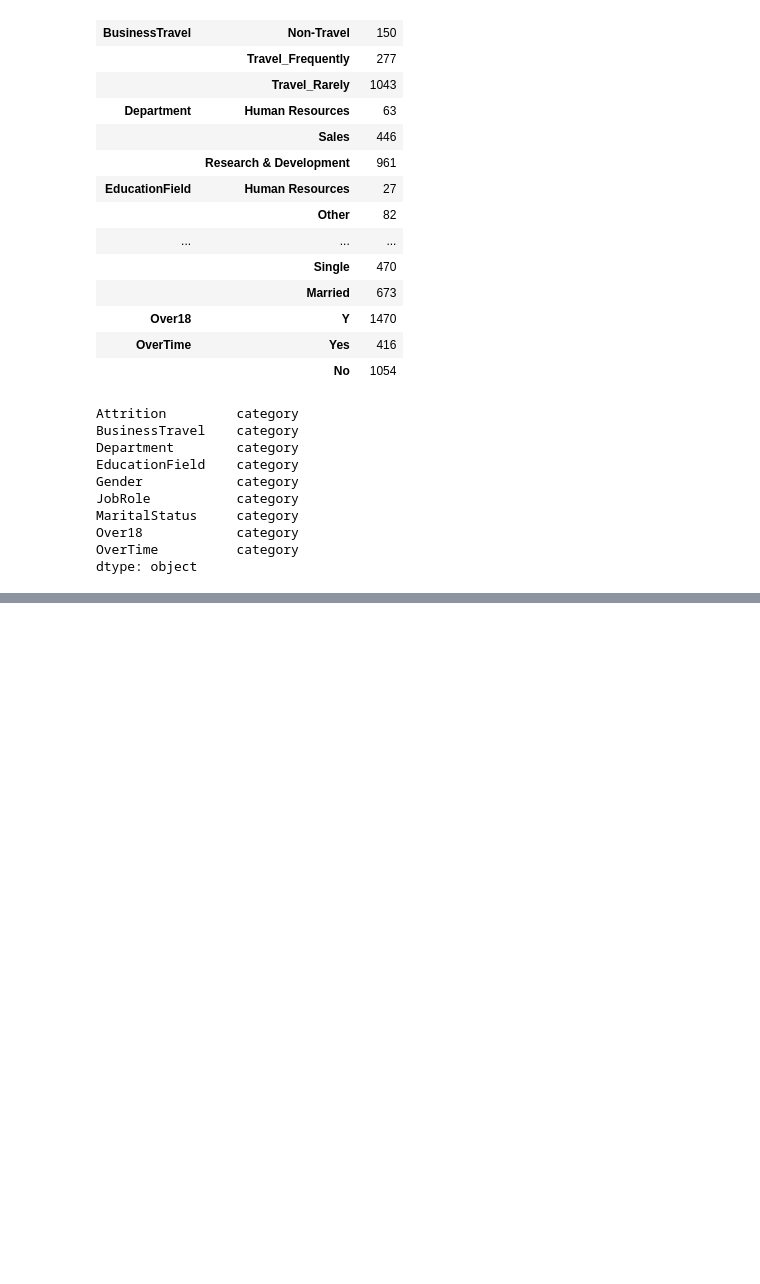
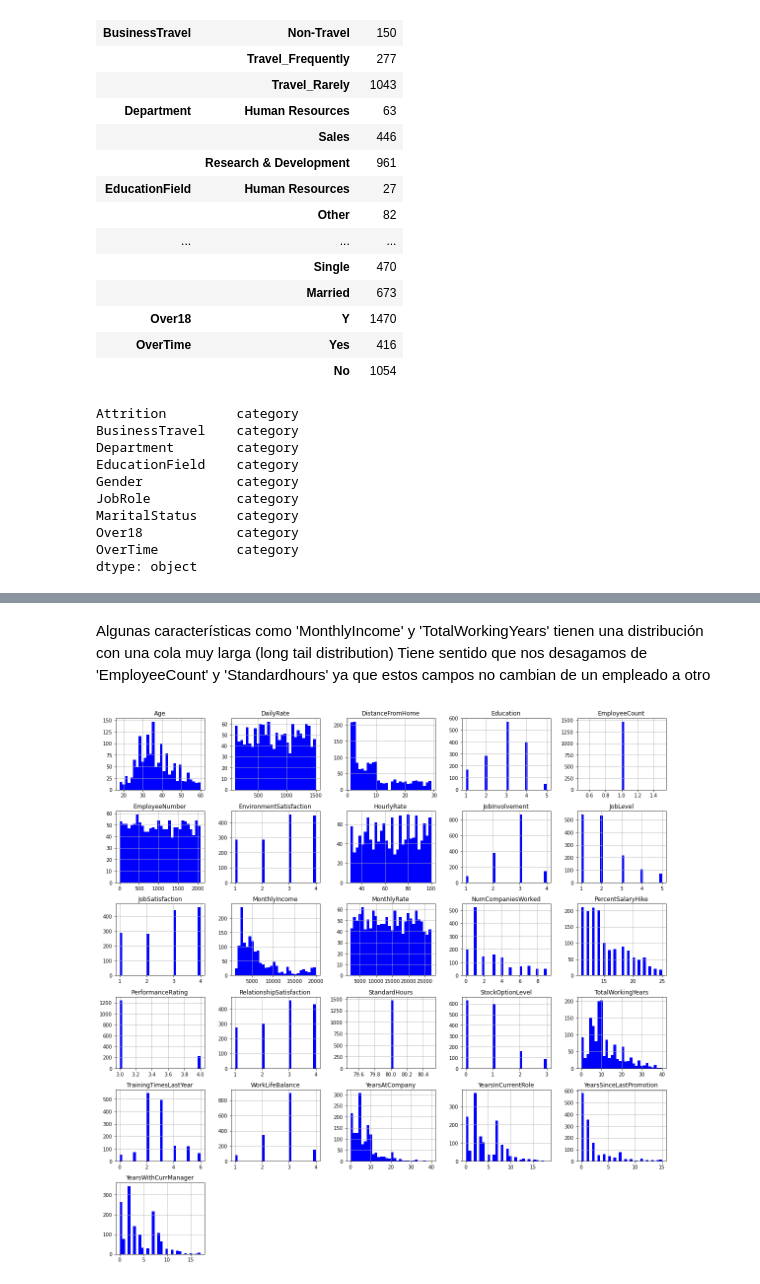
Before and after one commit to FaustinoAndres/HR_department, a Jupyter notebook: hr_department_notebook.ipynb, the cells around one changed output, grey strips where cells are left out. Saved outputs shown, nothing was run; the diff lists cells and outputs as text; code cells hidden in the pictures; blank space fills up the shorter version.

```diff
--- a/hr_department_notebook.ipynb
+++ b/hr_department_notebook.ipynb
@@ -111,0 +128,8 @@ dtype: object
+# %% [markdown]
+Algunas características como 'MonthlyIncome' y 'TotalWorkingYears' tienen una distribución con una cola muy larga (long tail distribution)
+Tiene sentido que nos desagamos de 'EmployeeCount' y 'Standardhours' ya que estos campos no cambian de un empleado a otro
+# %%
+employee_df.hist(bins=30, figsize=(20, 20), color='blue')
+plt.show()
+# %% [output]
+[figure, added]
```
Also changed, not shown: parts of 6 cells of this notebook.
